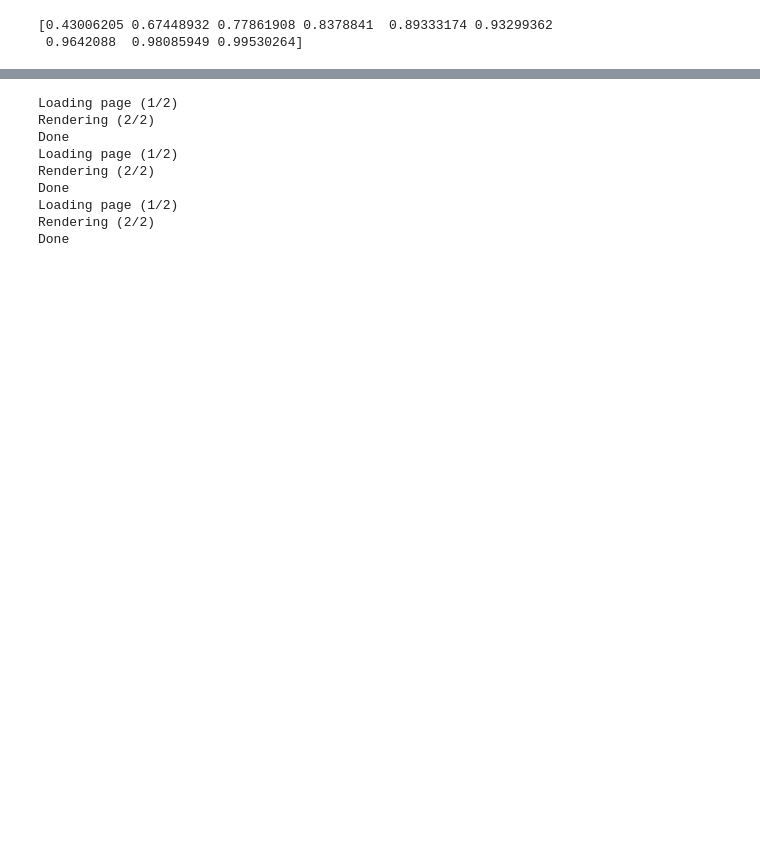
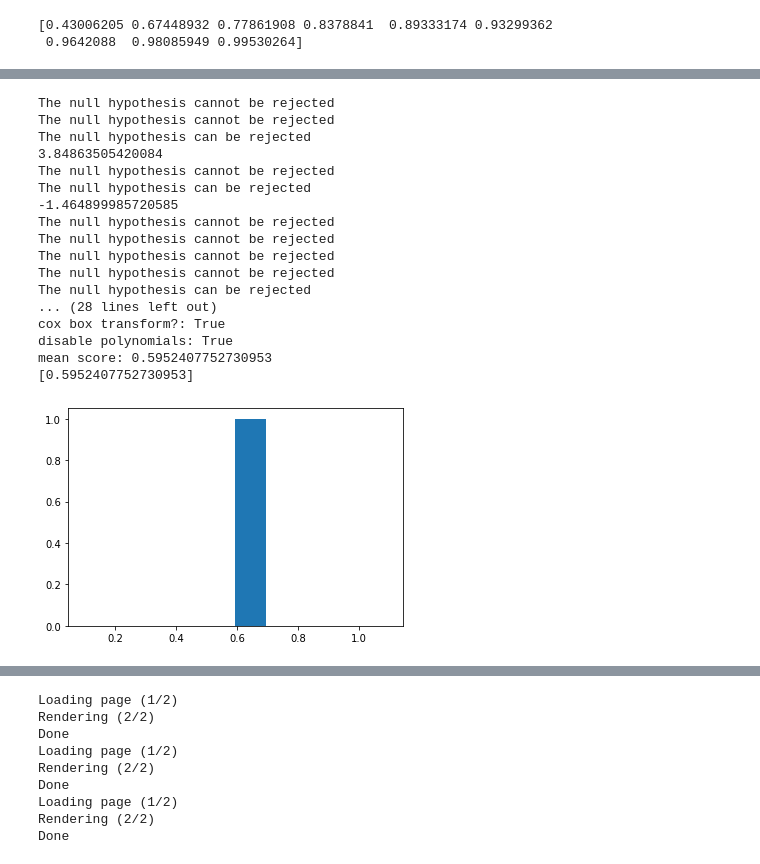
Before and after one commit to webclinic017/Python-Stock-1, a Jupyter notebook: ClusterGram-ElasticNet.ipynb, the cells around one changed output, grey strips where cells are left out. Drawn from its saved outputs; the diff is of its cells as text; code cells hidden in the pictures; blank space fills up the shorter version.

```diff
--- a/ClusterGram-ElasticNet.ipynb
+++ b/ClusterGram-ElasticNet.ipynb
@@ -679,7 +758,6 @@ for p in polys:
                 #X_inter_t_alt.head()
 
 
-
                 '''
                 model = ElasticNet()
                 # define model evaluation method
@@ -712,35 +790,54 @@ for p in polys:
                 print('l1_ratio_: %f' % model.l1_ratio_)
 
                 #prediction
                 yhat = model.predict(X_inter_test)
 
                  #coef = pd.DataFrame(model.coef_).set_index(X_train.columns)
                 coef = pd.DataFrame(model.coef_).set_index(X_inter_train.columns)
 
                 a_coef = abs(coef)
                 a_coef.sort_values(by=[0],ascending=False,inplace=True)
-                a_coef
+                #a_coef
+                print(a_coef[a_coef>0].dropna())
 
                  #print(model.score(X_train, y_train, sample_weight=None))
                  #print(model.score(X_test, y_test, sample_weight=None))
                 trainScore = model.score(X_inter_train, y_train, sample_weight=None)
                 testScore = model.score(X_inter_test, y_test, sample_weight=None)
                 print(trainScore)
                 print(testScore)
                 scores.append(testScore)
 
                 #print(model.score(X, y, sample_weight=None))
                 #print(model.coef_)
-                model.coef_
 
             print("# polynomials/interactions: " +str(p))
             print("cox box transform?: " +str(cbd))
             print("disable polynomials: " + str(ic))
             print("mean score: " + str(mean(scores)))
             print(scores)
             #pd.DataFrame(scores).hist
             plt.hist(pd.DataFrame(scores))
             plt.show()
+# %% [output]
+The null hypothesis cannot be rejected
+The null hypothesis cannot be rejected
+The null hypothesis can be rejected
+3.84863505420084
+The null hypothesis cannot be rejected
+The null hypothesis can be rejected
+-1.464899985720585
+The null hypothesis cannot be rejected
+The null hypothesis cannot be rejected
+The null hypothesis cannot be rejected
+The null hypothesis cannot be rejected
+The null hypothesis can be rejected
+... (28 lines left out)
+cox box transform?: True
+disable polynomials: True
+mean score: 0.5952407752730953
+[0.5952407752730953]
+[figure, added]
 # %%
 #defaults
 cbd = True
```
Also changed, not shown: parts of 26 cells of this notebook, 7 other files.
